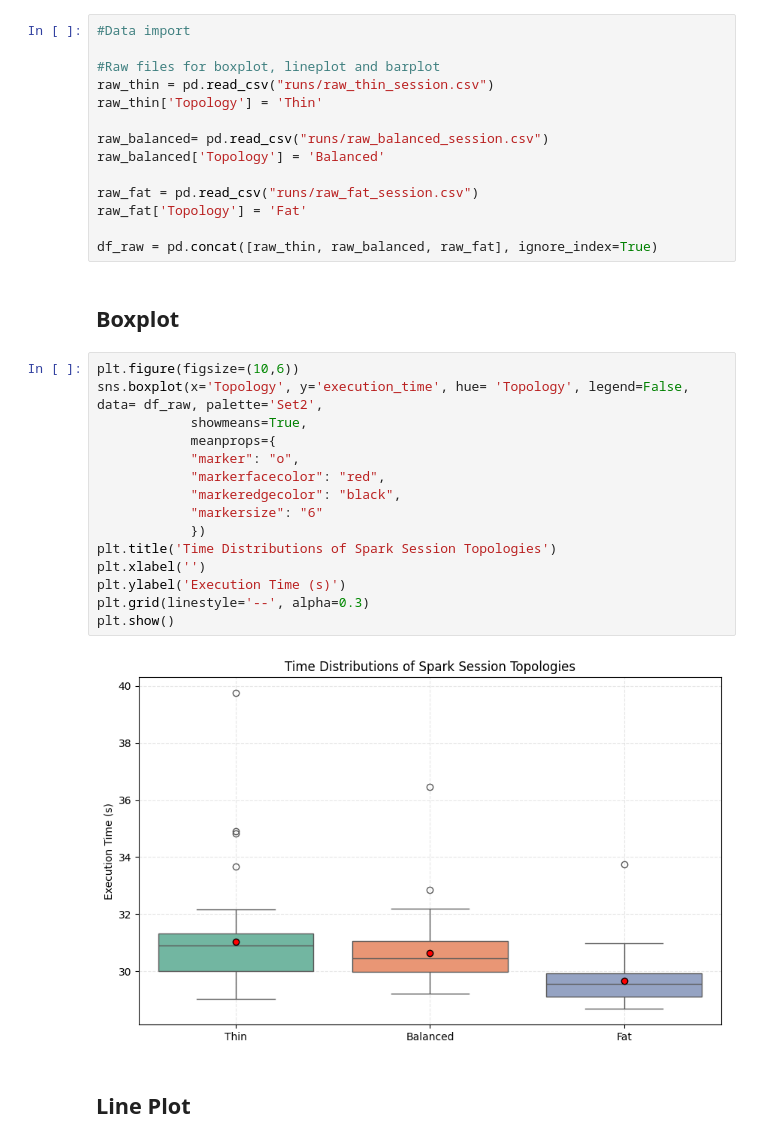
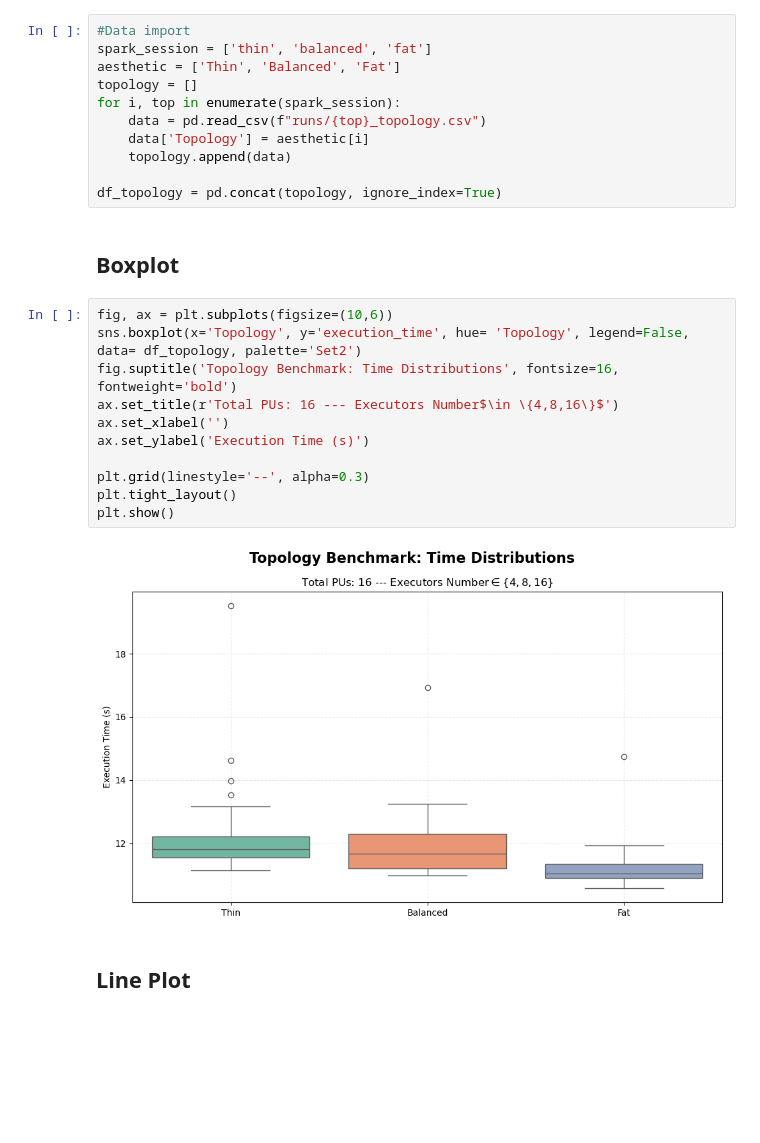
Before and after one commit to kevinbrugnera/Mini-batch-k-Means-Clustering, a Jupyter notebook: plot.ipynb, the cells around one changed output. Cells and saved outputs as stored; diff of their text form; blank space fills up the shorter version.

Commit message:
Benchaamrks Plot

```diff
--- a/plot.ipynb
+++ b/plot.ipynb
@@ -7,37 +13,30 @@ import seaborn as sns
 # Spark Session Topologies Benchmark
 # %%
 #Data import
+spark_session = ['thin', 'balanced', 'fat']
+aesthetic = ['Thin', 'Balanced', 'Fat']
+topology = []
+for i, top in enumerate(spark_session):
+    data = pd.read_csv(f"runs/{top}_topology.csv")
+    data['Topology'] = aesthetic[i]
+    topology.append(data)
 
-#Raw files for boxplot, lineplot and barplot
-raw_thin = pd.read_csv("runs/raw_thin_session.csv")
-raw_thin['Topology'] = 'Thin'
-
-raw_balanced= pd.read_csv("runs/raw_balanced_session.csv")
-raw_balanced['Topology'] = 'Balanced'
-
-raw_fat = pd.read_csv("runs/raw_fat_session.csv")
-raw_fat['Topology'] = 'Fat'
-
-df_raw = pd.concat([raw_thin, raw_balanced, raw_fat], ignore_index=True)
+df_topology = pd.concat(topology, ignore_index=True)
 # %% [markdown]
 ## Boxplot
 # %%
-plt.figure(figsize=(10,6))
-sns.boxplot(x='Topology', y='execution_time', hue= 'Topology', legend=False, data= df_raw, palette='Set2',
-            showmeans=True,
-            meanprops={
-            "marker": "o",
-            "markerfacecolor": "red",
-            "markeredgecolor": "black",
-            "markersize": "6"
-            })
-plt.title('Time Distributions of Spark Session Topologies')
-plt.xlabel('')
-plt.ylabel('Execution Time (s)')
+fig, ax = plt.subplots(figsize=(10,6))
+sns.boxplot(x='Topology', y='execution_time', hue= 'Topology', legend=False, data= df_topology, palette='Set2')
+fig.suptitle('Topology Benchmark: Time Distributions', fontsize=16, fontweight='bold')
+ax.set_title(r'Total PUs: 16 --- Executors Number$\in \{4,8,16\}$')
+ax.set_xlabel('')
+ax.set_ylabel('Execution Time (s)')
+
 plt.grid(linestyle='--', alpha=0.3)
+plt.tight_layout()
 plt.show()
 # %% [output]
-[figure, old version]
+[figure, new version]
 # %% [markdown]
 ## Line Plot
 # %%
```
Also changed, not shown: parts of 20 cells of this notebook, 2 other files.
